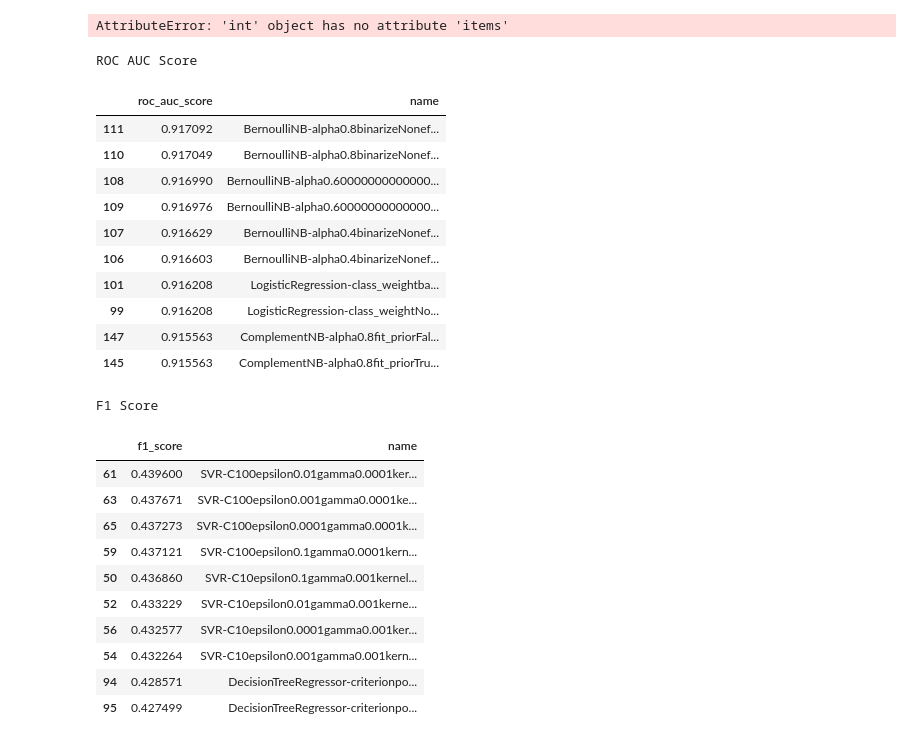
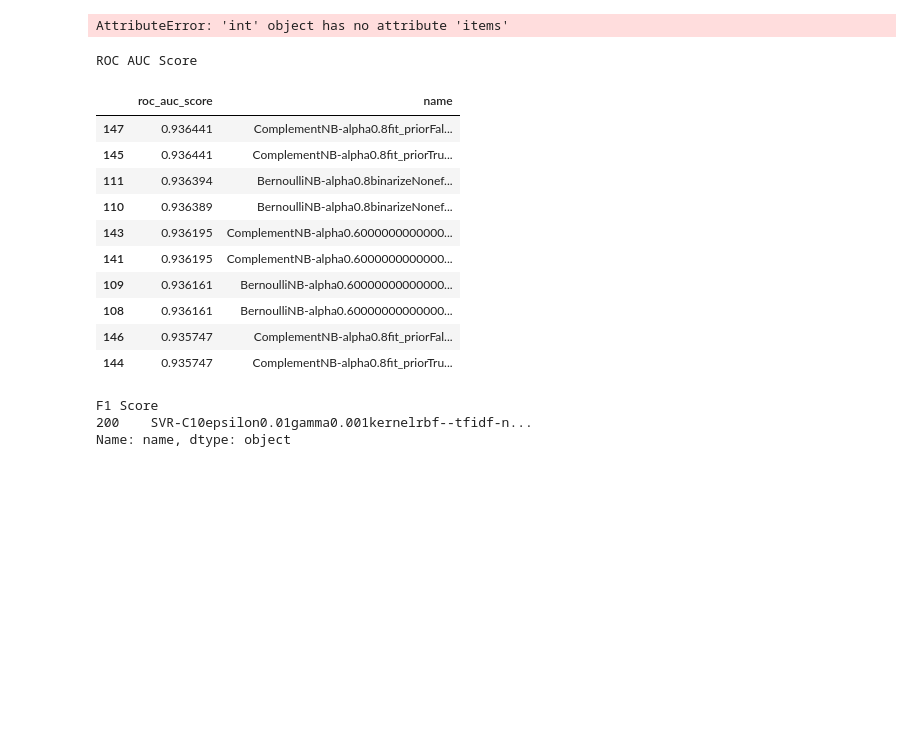
Before and after one commit to TomiukQT/diploma-thesis, a Jupyter notebook: src/model_tuning.ipynb, the cells around one changed output. Saved outputs shown, nothing was run; the diff lists cells and outputs as text; code cells hidden in the pictures; blank space fills up the shorter version.

```diff
--- a/src/model_tuning.ipynb
+++ b/src/model_tuning.ipynb
@@ -362,39 +326,30 @@ print(f"{accuracy:.2%}")
 AttributeError: 'int' object has no attribute 'items'
 # %%
 # Load Results.csv as dataframe
-df = pd.read_csv('out/results/Results_newest.csv')
+df = pd.read_csv('out/results/Results_complete.csv')
 # Sort by roc_auc_score
 df = df.sort_values(by=['roc_auc_score'], ascending=False)
 # Print top 10
 print(f'ROC AUC Score')
 display(df[['roc_auc_score', 'name']].head(10))
 # Sort by f1_score
 df = df.sort_values(by=['f1_score'], ascending=False)
 # Print top 10
 print(f'F1 Score')
-display(df[['f1_score', 'name']].head(10))
+print(df[['f1_score', 'name']].head(1)['name'])
 # %% [output]
 ROC AUC Score
 |  | roc_auc_score | name |
-| 111 | 0.917092 | BernoulliNB-alpha0.8binarizeNonef... |
-| 110 | 0.917049 | BernoulliNB-alpha0.8binarizeNonef... |
-| 108 | 0.916990 | BernoulliNB-alpha0.60000000000000... |
-| 109 | 0.916976 | BernoulliNB-alpha0.60000000000000... |
-| 107 | 0.916629 | BernoulliNB-alpha0.4binarizeNonef... |
-| 106 | 0.916603 | BernoulliNB-alpha0.4binarizeNonef... |
-| 101 | 0.916208 | LogisticRegression-class_weightba... |
-| 99 | 0.916208 | LogisticRegression-class_weightNo... |
-| 147 | 0.915563 | ComplementNB-alpha0.8fit_priorFal... |
-| 145 | 0.915563 | ComplementNB-alpha0.8fit_priorTru... |
+| 147 | 0.936441 | ComplementNB-alpha0.8fit_priorFal... |
+| 145 | 0.936441 | ComplementNB-alpha0.8fit_priorTru... |
+| 111 | 0.936394 | BernoulliNB-alpha0.8binarizeNonef... |
+| 110 | 0.936389 | BernoulliNB-alpha0.8binarizeNonef... |
+| 143 | 0.936195 | ComplementNB-alpha0.6000000000000... |
+| 141 | 0.936195 | ComplementNB-alpha0.6000000000000... |
+| 109 | 0.936161 | BernoulliNB-alpha0.60000000000000... |
+| 108 | 0.936161 | BernoulliNB-alpha0.60000000000000... |
+| 146 | 0.935747 | ComplementNB-alpha0.8fit_priorFal... |
+| 144 | 0.935747 | ComplementNB-alpha0.8fit_priorTru... |
 F1 Score
+200    SVR-C10epsilon0.01gamma0.001kernelrbf--tfidf-n...
+Name: name, dtype: object
-|  | f1_score | name |
-| 61 | 0.439600 | SVR-C100epsilon0.01gamma0.0001ker... |
-| 63 | 0.437671 | SVR-C100epsilon0.001gamma0.0001ke... |
-| 65 | 0.437273 | SVR-C100epsilon0.0001gamma0.0001k... |
-| 59 | 0.437121 | SVR-C100epsilon0.1gamma0.0001kern... |
-| 50 | 0.436860 | SVR-C10epsilon0.1gamma0.001kernel... |
-| 52 | 0.433229 | SVR-C10epsilon0.01gamma0.001kerne... |
-| 56 | 0.432577 | SVR-C10epsilon0.0001gamma0.001ker... |
-| 54 | 0.432264 | SVR-C10epsilon0.001gamma0.001kern... |
-| 94 | 0.428571 | DecisionTreeRegressor-criterionpo... |
-| 95 | 0.427499 | DecisionTreeRegressor-criterionpo... |
```
Also changed, not shown: parts of 7 cells of this notebook, 18 other files.
